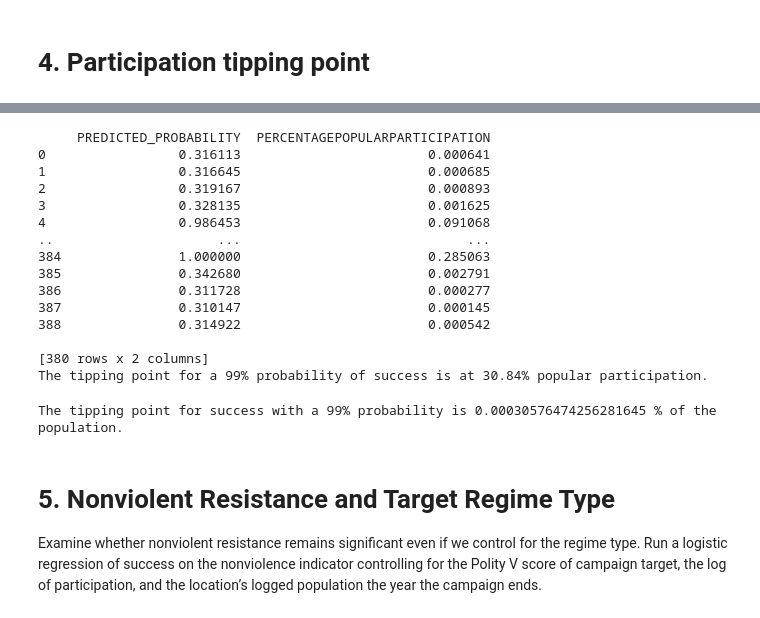
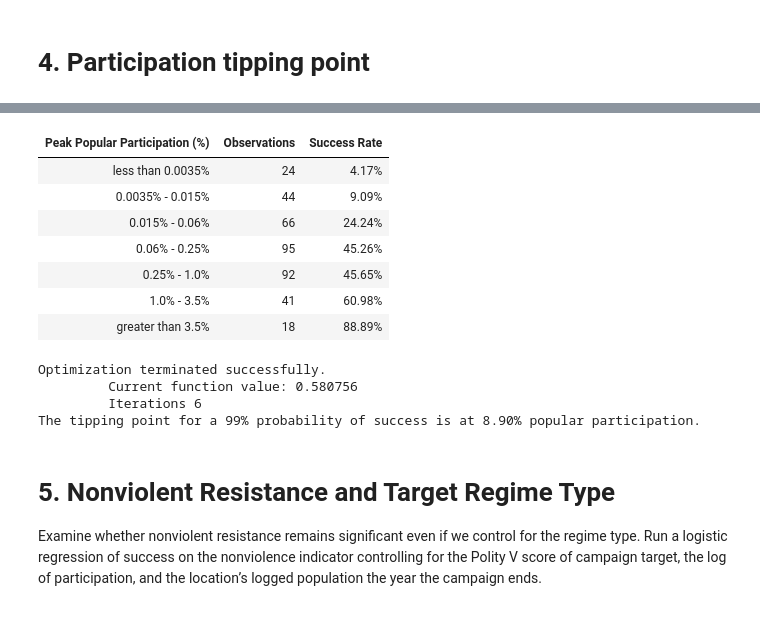
Before and after one commit to nickkatsios/civil-resistance-analysis, a Jupyter notebook: civil_resistance_analysis/analysis.ipynb, the cells around one changed output, grey strips where cells are left out. Saved outputs shown, nothing was run; the diff lists cells and outputs as text; code cells hidden in the pictures.

```diff
--- a/civil_resistance_analysis/analysis.ipynb
+++ b/civil_resistance_analysis/analysis.ipynb
@@ -361,11 +346,30 @@ campaigns_grouped_on_bins[::-1]
+# %%
+# print in pretty html table
+from IPython.display import HTML
+
+html_table = campaigns_grouped_on_bins.to_html(index=False, escape=False)
+html_table = html_table.replace('<table border="1" class="dataframe">', '<table>')  # Remove border and class
+# display
+HTML(html_table)
+# %% [output]
+| Peak Popular Participation (%) | Observations | Success Rate |
+| less than 0.0035% | 24 | 4.17% |
+| 0.0035% - 0.015% | 44 | 9.09% |
+| 0.015% - 0.06% | 66 | 24.24% |
+| 0.06% - 0.25% | 95 | 45.26% |
+| 0.25% - 1.0% | 92 | 45.65% |
+| 1.0% - 3.5% | 41 | 60.98% |
+| greater than 3.5% | 18 | 88.89% |
 # %%
+# logit model
+model = logit("SUCCESS ~ MEMBERSHIPPERCAPITA + LOGPOPULATION", data=reg_data).fit()
+
 # get predicted probabilities
 campaigns['PREDICTED_PROBABILITY'] = model.predict(campaigns)
 # print predicted probabilities and peak popular participation
-print(campaigns[['PREDICTED_PROBABILITY', 'PERCENTAGEPOPULARPARTICIPATION']])
 
 # Sort the predictions in ascending order
-sorted_predictions = sorted(campaigns['PREDICTED_PROBABILITY'])
+sorted_predictions = sorted(campaigns['PREDICTED_PROBABILITY'], reverse=False)
 
 # Calculate cumulative sum and find the tipping point
 cumulative_sum = 0
@@ -378,40 +382,10 @@ for index, pred in enumerate(sorted_predictions):
 
 print(f"The tipping point for a 99% probability of success is at {tipping_point * 100:.2f}% popular participation.")
 # %% [output]
-     PREDICTED_PROBABILITY  PERCENTAGEPOPULARPARTICIPATION
-0                 0.316113                        0.000641
-1                 0.316645                        0.000685
-2                 0.319167                        0.000893
-3                 0.328135                        0.001625
-4                 0.986453                        0.091068
-..                     ...                             ...
-384               1.000000                        0.285063
-385               0.342680                        0.002791
-386               0.311728                        0.000277
-387               0.310147                        0.000145
-388               0.314922                        0.000542
-
-[380 rows x 2 columns]
-The tipping point for a 99% probability of success is at 30.84% popular participation.
+Optimization terminated successfully.
+         Current function value: 0.580756
+         Iterations 6
+The tipping point for a 99% probability of success is at 8.90% popular participation.
-# %%
-# From the results you obtained in the previous question,
-# find the percentage of the population that is the tipping point for success in a campaign with 99% probability.
-
-# obtain the PREDICTED_PROB column from the model
-campaigns['PREDICTED_PROB'] = model.predict(reg_data)
-
-# Sort the DataFrame by 'PREDICTED_PROB' in descending order
-campaigns_sorted_by_prob_success = campaigns.sort_values(by='PREDICTED_PROB', ascending=True)
-
-# Calculate the cumulative sum of probabilities
-campaigns_sorted_by_prob_success['CUMULATIVE_PROB'] = campaigns_sorted_by_prob_success['PREDICTED_PROB'].cumsum()
-
-# Find the percentage of the population that reaches 99% probability
-tipping_point = campaigns_sorted_by_prob_success[campaigns_sorted_by_prob_success['CUMULATIVE_PROB'] >= 0.99]['PERCENTAGEPOPULARPARTICIPATION'].min()
-
-print(f"The tipping point for success with a 99% probability is {tipping_point * 100} % of the population.")
-# %% [output]
-The tipping point for success with a 99% probability is 0.00030576474256281645 % of the population.
 # %% [markdown]
 # 5. Nonviolent Resistance and Target Regime Type
 
```
Also changed, not shown: parts of 6 cells of this notebook.
